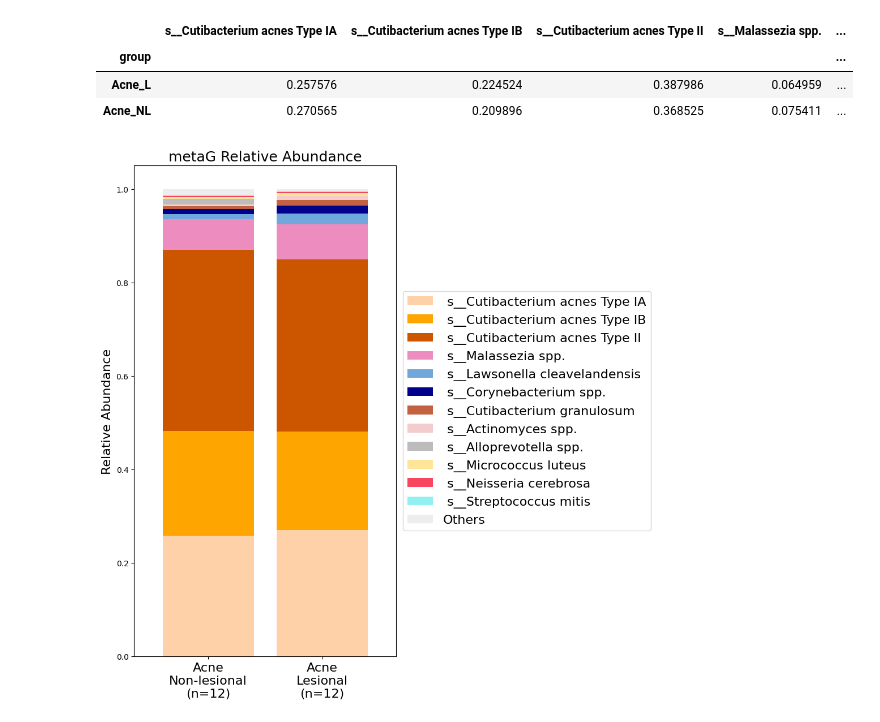
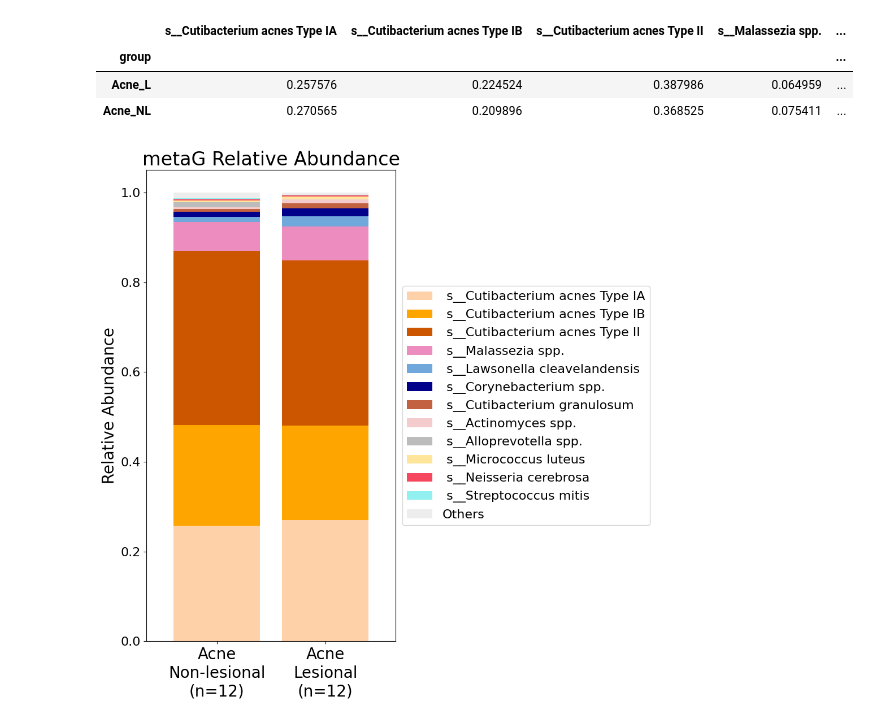
Before and after one commit to knightlab-analyses/Acne_Longitudinal_Microbiome, a Jupyter notebook: Notebooks/metaG_relative_abundance_c.acnes_strains.ipynb, the cells around one changed output. Cells and saved outputs as stored; diff of their text form; code cells hidden in the pictures.

Commit message:
update fontsizes for metaG relative abundance plots

```diff
--- a/Notebooks/metaG_relative_abundance_c.acnes_strains.ipynb
+++ b/Notebooks/metaG_relative_abundance_c.acnes_strains.ipynb
@@ -49,7 +49,7 @@ def modify_column_name(col):
     return '_'.join(col.split('_')[:4])
 # %%
 # Read in input file
-df = pd.read_csv('/Users/yac027/LOreal_project/veba_analyses/counts_tables/X_mags.with_taxonomy.with_slcs_c.acnes.csv')
+df = pd.read_csv('../Data/metaG/Tables/X_mags.with_taxonomy.with_slcs_c.acnes.csv')
 
 # Assuming 'name_group' is the column containing the full names
 # Extract the part that starts with "Cutibacterium acnes Type" and assign it to a new column 'name_group'
@@ -329,24 +329,26 @@ general_colors = {
 # %%
 # Create a list of colors by mapping each column name in df_all_species_reordered_nonles_les_normalized to a color
 color_list = [general_colors.get(col, '#ededed') for col in df_all_species_reordered_nonles_les_normalized.columns]
 
 # Plot the ordered DataFrame as a stacked bar plot
 new_labels = ['Acne\nNon-lesional\n(n=12)', 'Acne\nLesional\n(n=12)']
 ax = df_all_species_reordered_nonles_les_normalized.plot(kind='bar', width=0.8, stacked=True, figsize=(10, 10), color=color_list)
 
 # Set labels and title
-plt.ylabel('Relative Abundance', fontsize=16)
-plt.xticks(ticks=range(len(new_labels)), labels=new_labels, rotation=0, ha='center', fontsize=16)
+plt.ylabel('Relative Abundance', fontsize=20)
+plt.tick_params(axis='y', labelsize=16)  # Adjust labelsize as needed
+
+plt.xticks(ticks=range(len(new_labels)), labels=new_labels, rotation=0, ha='center', fontsize=20)
 plt.xlabel('')
-plt.title('metaG Relative Abundance', fontsize=18)
+plt.title('metaG Relative Abundance', fontsize=24)
 
 # Adjust legend
 plt.legend(loc='center left', bbox_to_anchor=(1.0, 0.5), fontsize=16)
 plt.tight_layout()
 
 # Save the figure
 plt.savefig('../Figures/metaG_Figures/relative_abundance_metaG_Species_and_Strains_relative_abundance.png', dpi=600)
 # Show the plot
 plt.show()
 # %% [output]
-[figure, old version]
+[figure, new version]
```
Also changed, not shown: 2 other files.
